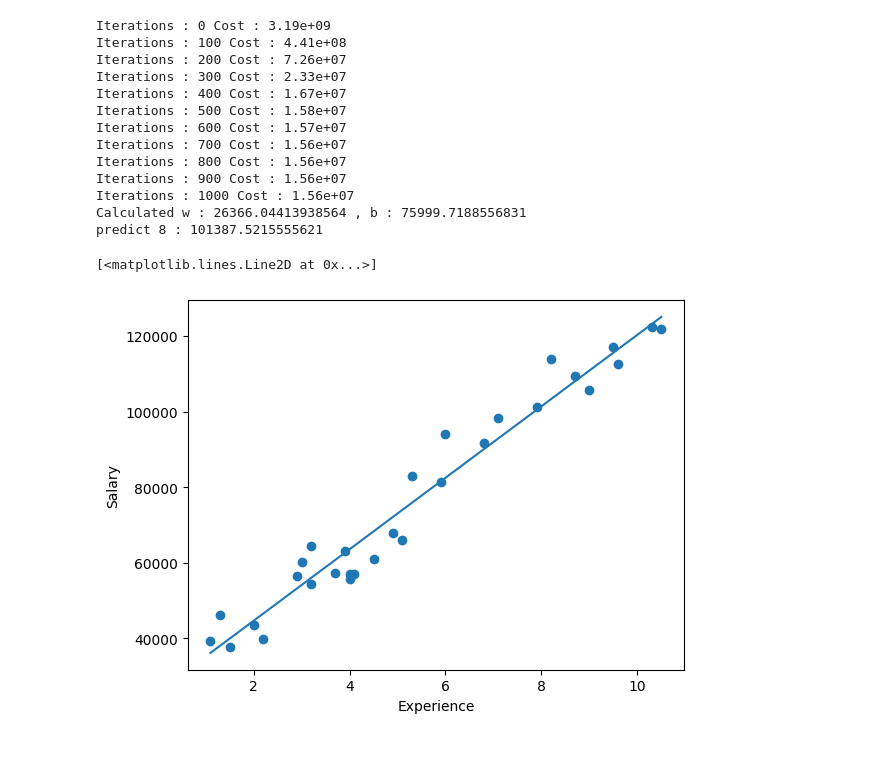
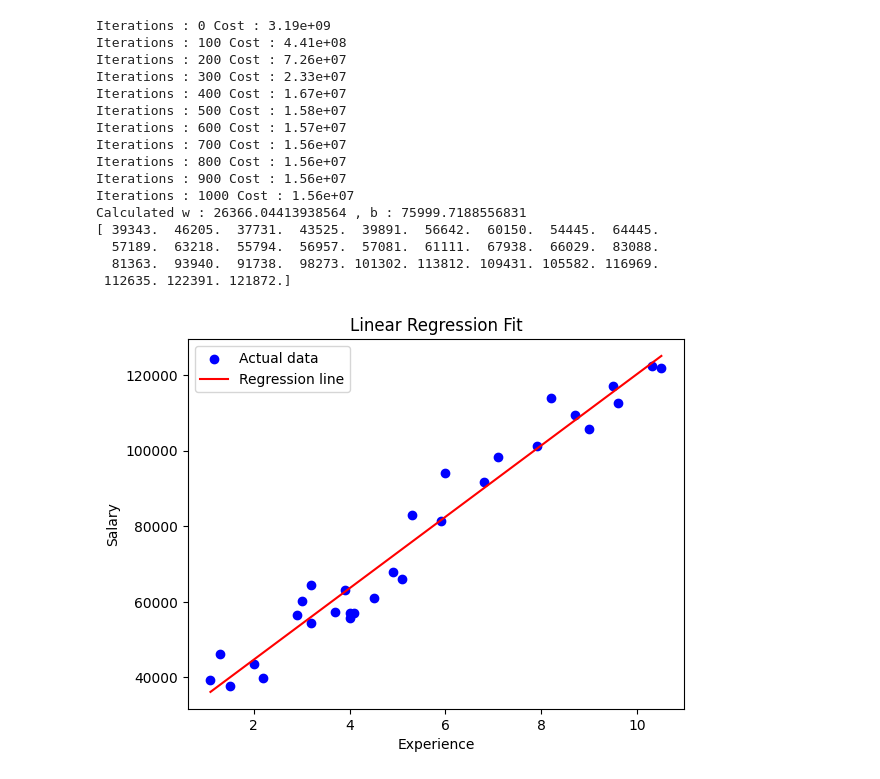
Before and after one commit to sagargor006/ml-algo-from-scratch, a Jupyter notebook: Linear Regression/univariate.ipynb, the cells around one changed output. Saved outputs shown, nothing was run; the diff lists cells and outputs as text; code cells hidden in the pictures; blank space fills up the shorter version.

```diff
--- a/Linear Regression/univariate.ipynb
+++ b/Linear Regression/univariate.ipynb
@@ -77,6 +5,7 @@ def compute_model_output(x,w,b):
 # %%
 x,y = load_data()
 x_norm = z_score_normalized_features(x)
+# y_norm = z_score_normalized_features(y)
 
 initial_w = 0.
 initial_b = 0.
@@ -84,21 +13,9 @@ initial_b = 0.
 w,b,w_history,cost_history = calculate_gradient_descent(x_norm,y,initial_w,initial_b,alpha=0.01,iterations=1000)
 print(f"Calculated w : {w} , b : {b}")
 
-
-x_mean, x_std = np.mean(x), np.std(x)
-age = 8
-scaled_input = (age - x_mean) / x_std
-
-# predict_price = predict(age,w,b)
-# print(f"Experience : {age}, Predicted price {predict_price}")
-
 predicted_y = compute_model_output(x_norm,w,b)
-
-print(f"predict 8 : {(w*scaled_input)+b}")
-plt.scatter(x,y)
-plt.xlabel("Experience")
-plt.ylabel("Salary")
-plt.plot(x,predicted_y)
+# predicted_y = z_score_denormalized_features(y,predicted_y)
+print(y)
 # %% [output]
 Iterations : 0 Cost : 3.19e+09
 Iterations : 100 Cost : 4.41e+08
@@ -112,7 +29,18 @@ Iterations : 800 Cost : 1.56e+07
 Iterations : 900 Cost : 1.56e+07
 Iterations : 1000 Cost : 1.56e+07
 Calculated w : 26366.04413938564 , b : 75999.7188556831
-predict 8 : 101387.5215555621
+[ 39343.  46205.  37731.  43525.  39891.  56642.  60150.  54445.  64445.
+  57189.  63218.  55794.  56957.  57081.  61111.  67938.  66029.  83088.
+  81363.  93940.  91738.  98273. 101302. 113812. 109431. 105582. 116969.
+ 112635. 122391. 121872.]
-[<matplotlib.lines.Line2D at 0x...>]
-[figure, removed]
+# %%
+plt.scatter(x, y, color='blue', label='Actual data')
+plt.plot(x, predicted_y, color='red', label='Regression line')
+plt.xlabel("Experience")
+plt.ylabel("Salary")
+plt.legend()
+plt.title("Linear Regression Fit")
+plt.show()
+# %% [output]
+[figure, added]
 # %%
```
Also changed, not shown: parts of 9 cells of this notebook, 1 other file.
